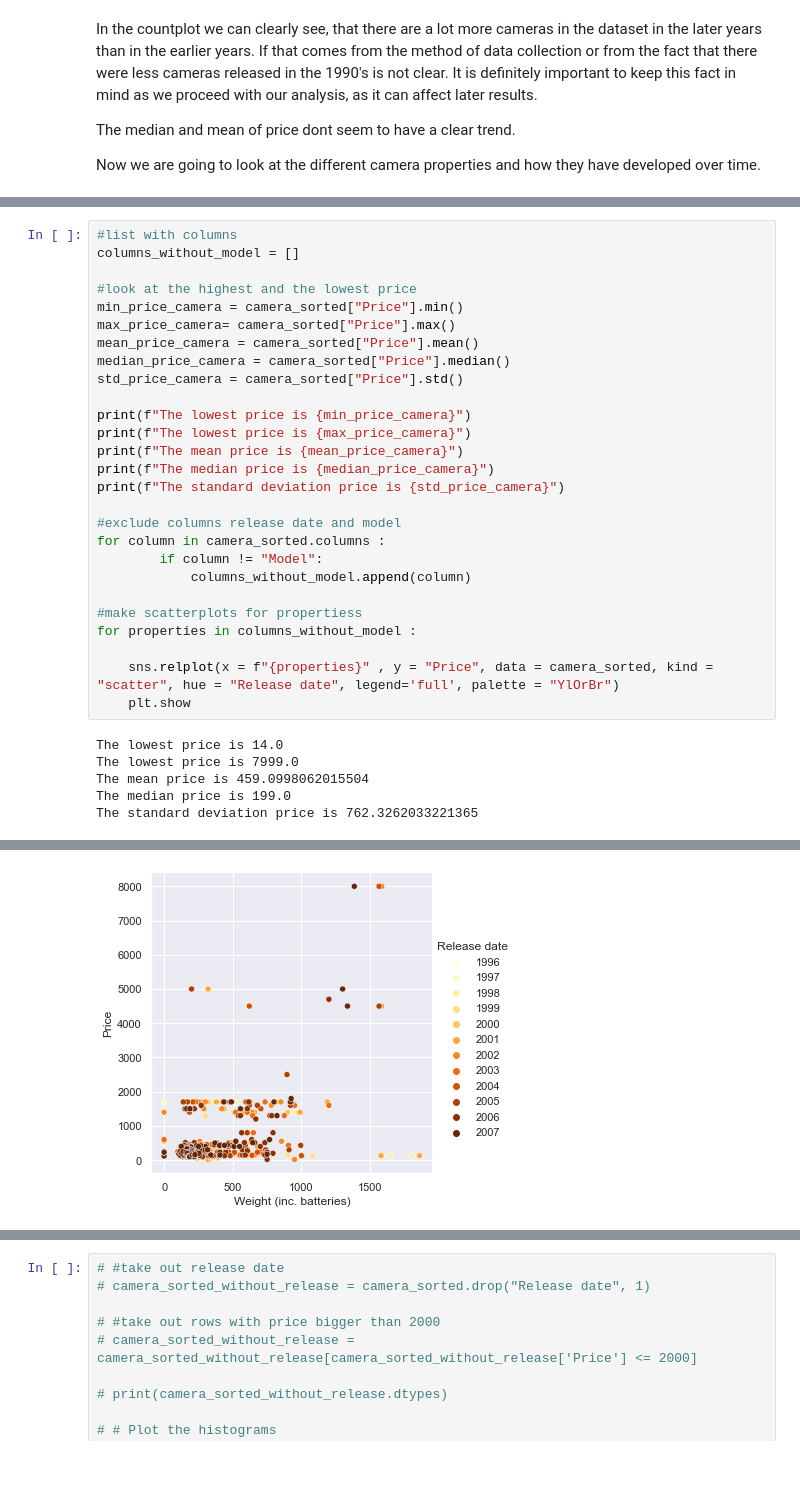
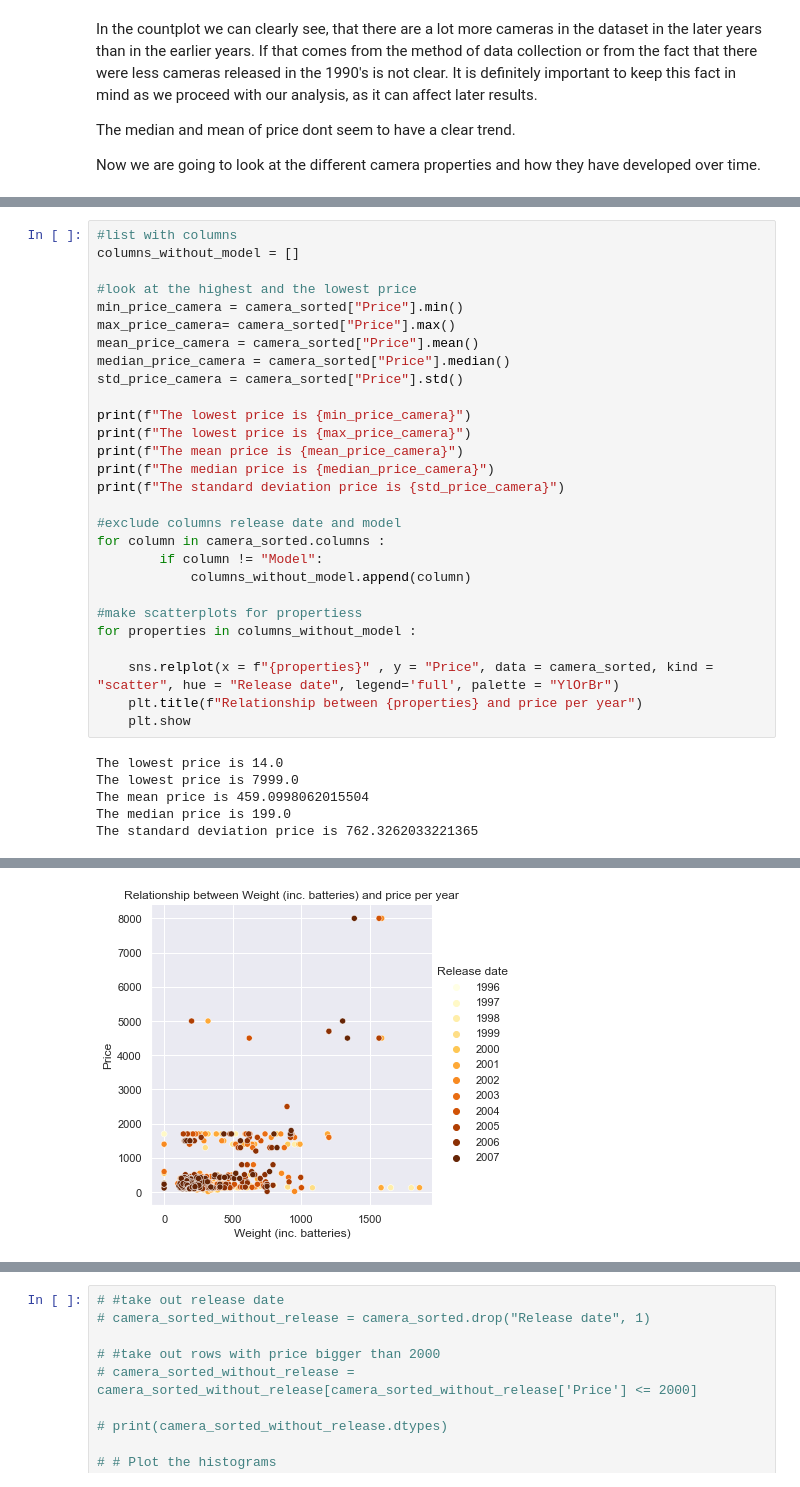
Before and after one commit to juro95/Camera-Data-Science-Project, a Jupyter notebook: 1000cameras.ipynb, the cells around one changed output, grey strips where cells are left out. Drawn from its saved outputs; the diff is of its cells as text.

```diff
--- a/1000cameras.ipynb
+++ b/1000cameras.ipynb
@@ -271,6 +267,7 @@ for column in camera_sorted.columns :
 for properties in columns_without_model :
 
     sns.relplot(x = f"{properties}" , y = "Price", data = camera_sorted, kind = "scatter", hue = "Release date", legend='full', palette = "YlOrBr")
+    plt.title(f"Relationship between {properties} and price per year")
     plt.show
 # %% [output]
 The lowest price is 14.0
@@ -290 +287 @@ The standard deviation price is 762.3262033221365
-[figure, old version]
+[figure, new version]
```
Also changed, not shown: parts of 19 cells of this notebook.
